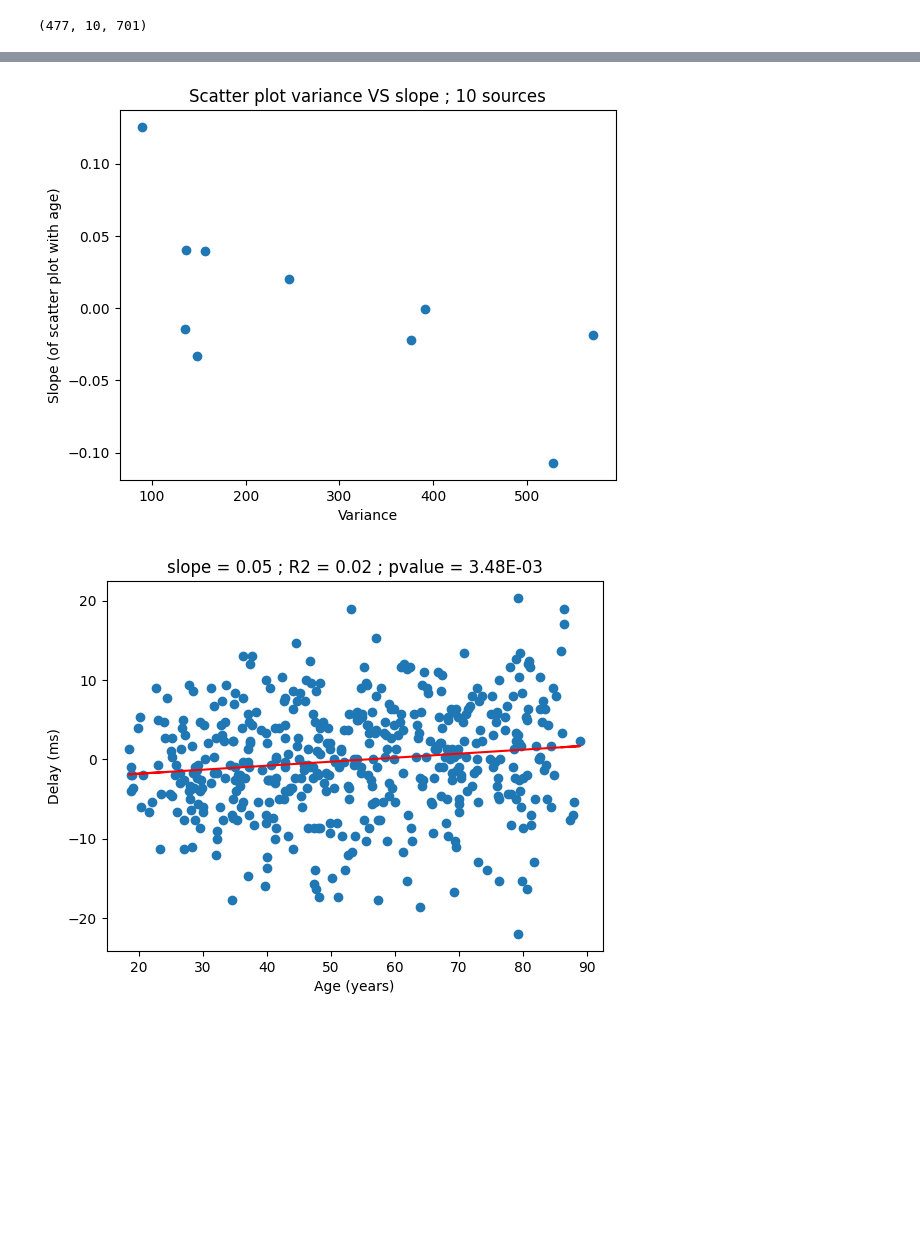
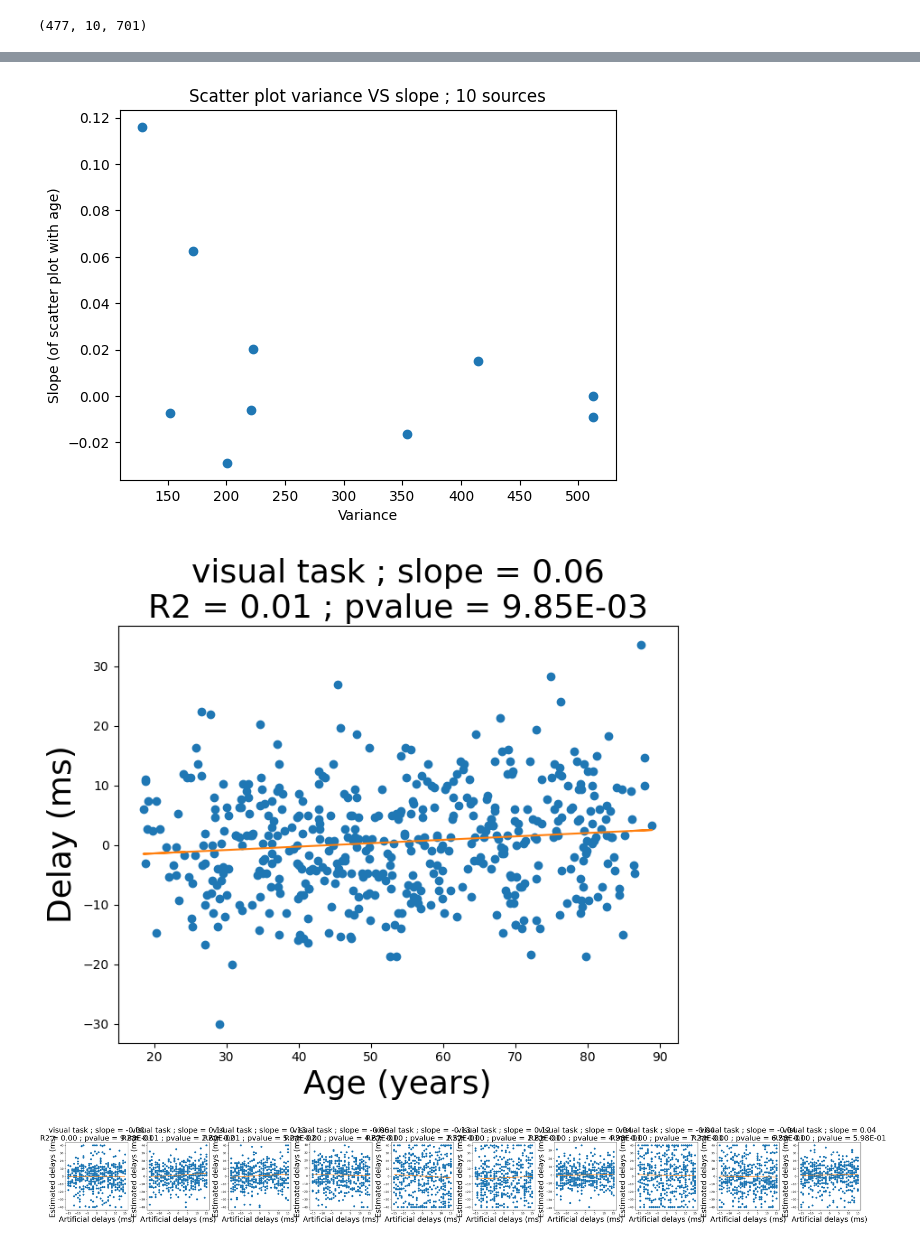
Before and after one commit to AmbroiseHeurtebise/internship_m2, a Jupyter notebook: mlsp_plots/plot_estimated_delays.ipynb, the cells around one changed output, grey strips where cells are left out. Saved outputs shown, nothing was run; the diff lists cells and outputs as text; code cells hidden in the pictures; blank space fills up the shorter version.

```diff
--- a/mlsp_plots/plot_estimated_delays.ipynb
+++ b/mlsp_plots/plot_estimated_delays.ipynb
@@ -8,9 +8,9 @@ from sklearn.metrics import r2_score
 # %%
 # parameters
 task = "visual"
-artificial_delays = False
+artificial_delays = True
 shared_delays = False
-n_comp = 10
+n_comp = 10  # 10 by default if artificial_delays==True and shared_delays==False
 subsample = None
 # %%
 # get results from MVICAD
@@ -166,20 +193,22 @@ sources variance :  [156.38598157 376.6496139  136.31652229  89.6211384  135.577
 # %%
 # scatter plot of variance VS slope
-# each data point represents a source
-plt.scatter(var_sources, slopes)
-plt.xlabel("Variance")
-plt.ylabel("Slope (of scatter plot with age)")
-plt.title(f"Scatter plot variance VS slope ; {n_comp} sources");
+if not shared_delays:
+    # each data point represents a source
+    plt.scatter(var_sources, slopes)
+    plt.xlabel("Variance")
+    plt.ylabel("Slope (of scatter plot with age)")
+    plt.title(f"Scatter plot variance VS slope ; {n_comp} sources");
 # %% [output]
-[figure, old version]
+[figure, new version]
 # %%
 # scatter plot of age and averaged delays of the 3 sources with lowest variance
-n_sources = 3
-sources_id = np.argsort(var_sources)[:n_sources]
-mean_delays = np.mean(tau_list[:, sources_id], axis=1)
-scatter_plot_age_delay(ages, mean_delays);
+if not shared_delays:
+    n_sources = 3
+    sources_id = np.argsort(var_sources)[:n_sources]
+    mean_delays = np.mean(tau_list[:, sources_id], axis=1)
+    scatter_plot_age_delay(ages, mean_delays);
 # %% [output]
-[figure, old version]
+[figure, new version]
 # %%
 # compare estimated delays to true artificial delays
 if artificial_delays:
@@ -203,21 +232,24 @@ if artificial_delays:
     else:
         print("artificial delays not found\n")
 
-    # Linear regression
-    m, n_comp = tau_list.shape
-    fit_mean = 0
-    slopes_mean = 0
-    for _ in range(n_comp):
-        slope, intercept, _, _, _ = stats.linregress(art_delays[:, i], tau_list[:, i])
-        fitLine = slope * art_delays[:, i] + intercept
-        fit_mean += fitLine
-        slopes_mean += slope
-    fit_mean /= n_comp
-    slopes_mean /= n_comp
-
-    # scatter plot
-    plt.scatter(art_delays, tau_list)
-    plt.plot(art_delays, fit_mean, c='r')
-    plt.xlabel("Artificial delays")
-    plt.ylabel("Estimated delays")
-    plt.title("Scatter plot of artificial and estimated delays ; slope = {:.3f}".format(slopes_mean));
+    if shared_delays:
+        scatter_plot_age_delay(
+            art_delays,
+            tau_list,
+            xlabel="Artificial delays (ms)",
+            ylabel="Estimated delays (ms)",
+            save=True,
+        )
+    else:
+        f, axes = plt.subplots(1, n_comp, figsize=(4*n_comp, 5))
+        for i in range(n_comp):
+            scatter_plot_age_delay(
+                art_delays[:, i],
+                tau_list[:, i],
+                axes[i],
+                xlabel="Artificial delays (ms)",
+                ylabel="Estimated delays (ms)",
+            )
+        plt.tight_layout();
+# %% [output]
+[figure, added]
```
Also changed, not shown: parts of 5 cells of this notebook, 3 other files.
